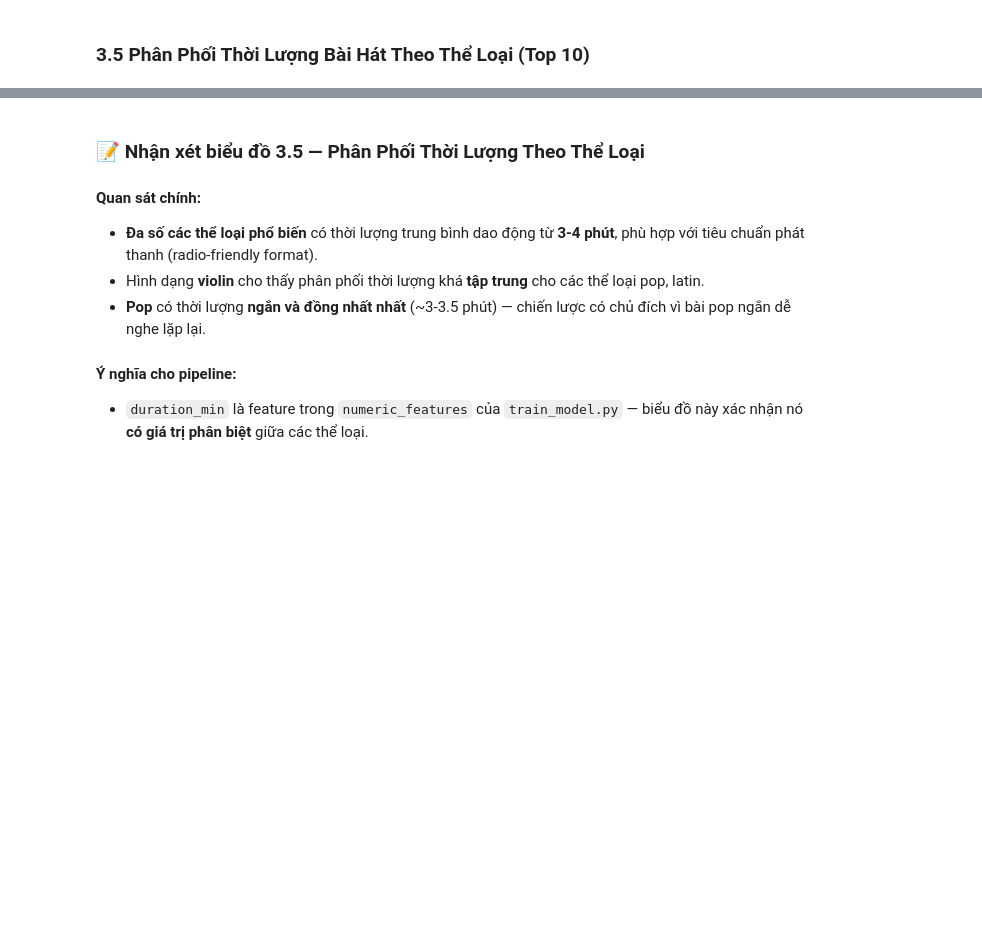
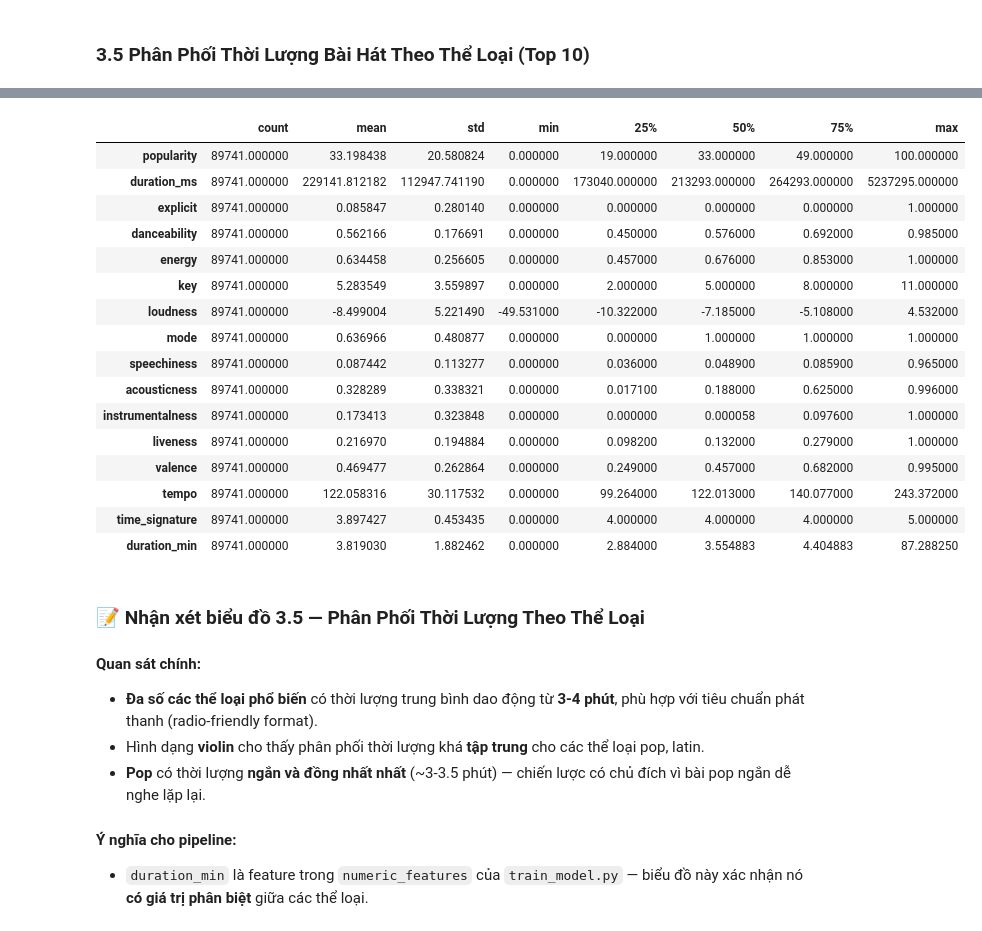
Before and after one commit to lpnHai2005/spotify-popularity-predictor, a Jupyter notebook: notebooks/spotify_eda_analysis.ipynb, the cells around one changed output, grey strips where cells are left out. Cells and saved outputs as stored; diff of their text form; code cells hidden in the pictures; blank space fills up the shorter version.

```diff
--- a/notebooks/spotify_eda_analysis.ipynb
+++ b/notebooks/spotify_eda_analysis.ipynb
@@ -334,3 +387,24 @@ plt.show()
+# %%
+# Thống kê mô tả nhanh
+df.describe().T.style.background_gradient(cmap='Greens')
+# %% [output]
+|  | count | mean | std | min | 25% | 50% | 75% | max |
+| popularity | 89741.000000 | 33.198438 | 20.580824 | 0.000000 | 19.000000 | 33.000000 | 49.000000 | 100.000000 |
+| duration_ms | 89741.000000 | 229141.812182 | 112947.741190 | 0.000000 | 173040.000000 | 213293.000000 | 264293.000000 | 5237295.000000 |
+| explicit | 89741.000000 | 0.085847 | 0.280140 | 0.000000 | 0.000000 | 0.000000 | 0.000000 | 1.000000 |
+| danceability | 89741.000000 | 0.562166 | 0.176691 | 0.000000 | 0.450000 | 0.576000 | 0.692000 | 0.985000 |
+| energy | 89741.000000 | 0.634458 | 0.256605 | 0.000000 | 0.457000 | 0.676000 | 0.853000 | 1.000000 |
+| key | 89741.000000 | 5.283549 | 3.559897 | 0.000000 | 2.000000 | 5.000000 | 8.000000 | 11.000000 |
+| loudness | 89741.000000 | -8.499004 | 5.221490 | -49.531000 | -10.322000 | -7.185000 | -5.108000 | 4.532000 |
+| mode | 89741.000000 | 0.636966 | 0.480877 | 0.000000 | 0.000000 | 1.000000 | 1.000000 | 1.000000 |
+| speechiness | 89741.000000 | 0.087442 | 0.113277 | 0.000000 | 0.036000 | 0.048900 | 0.085900 | 0.965000 |
+| acousticness | 89741.000000 | 0.328289 | 0.338321 | 0.000000 | 0.017100 | 0.188000 | 0.625000 | 0.996000 |
+| instrumentalness | 89741.000000 | 0.173413 | 0.323848 | 0.000000 | 0.000000 | 0.000058 | 0.097600 | 1.000000 |
+| liveness | 89741.000000 | 0.216970 | 0.194884 | 0.000000 | 0.098200 | 0.132000 | 0.279000 | 1.000000 |
+| valence | 89741.000000 | 0.469477 | 0.262864 | 0.000000 | 0.249000 | 0.457000 | 0.682000 | 0.995000 |
+| tempo | 89741.000000 | 122.058316 | 30.117532 | 0.000000 | 99.264000 | 122.013000 | 140.077000 | 243.372000 |
+| time_signature | 89741.000000 | 3.897427 | 0.453435 | 0.000000 | 4.000000 | 4.000000 | 4.000000 | 5.000000 |
+| duration_min | 89741.000000 | 3.819030 | 1.882462 | 0.000000 | 2.884000 | 3.554883 | 4.404883 | 87.288250 |
 # %% [markdown]
 ### 📝 Nhận xét biểu đồ 3.5 — Phân Phối Thời Lượng Theo Thể Loại
 
```
Also changed, not shown: parts of 17 cells of this notebook.
